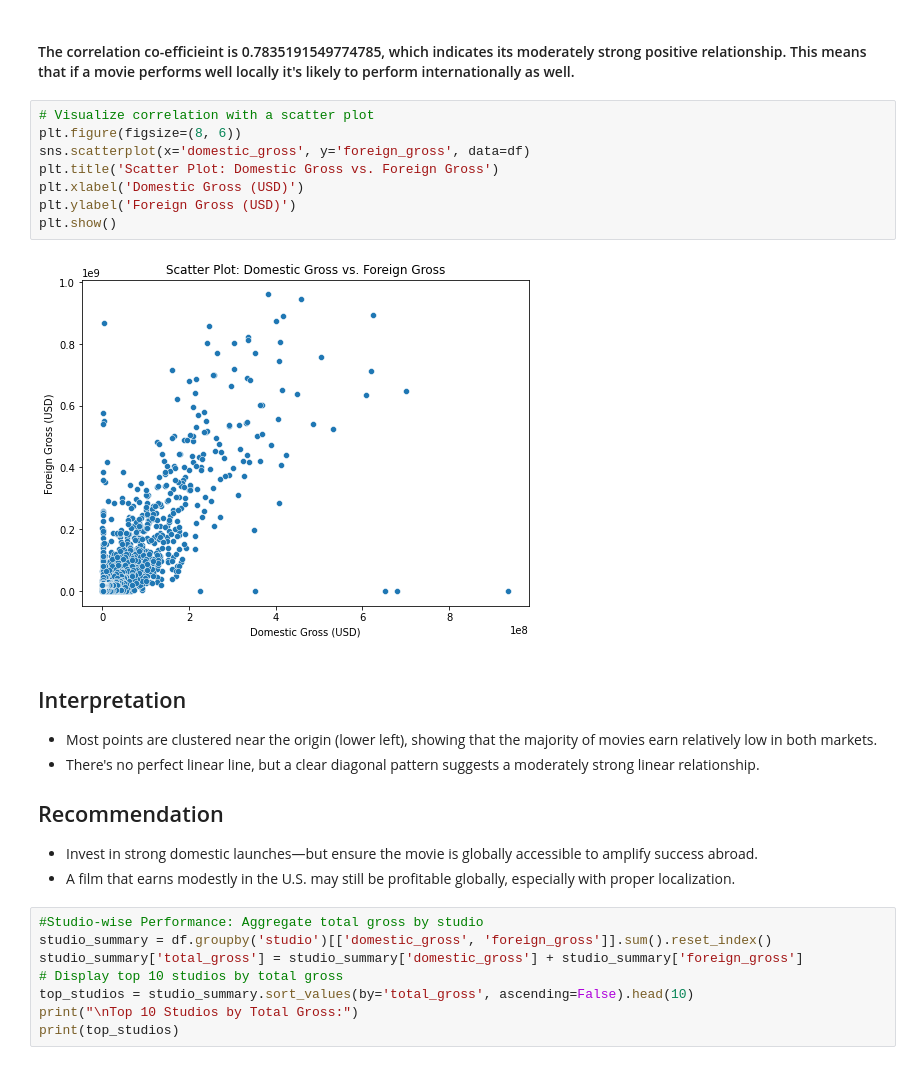
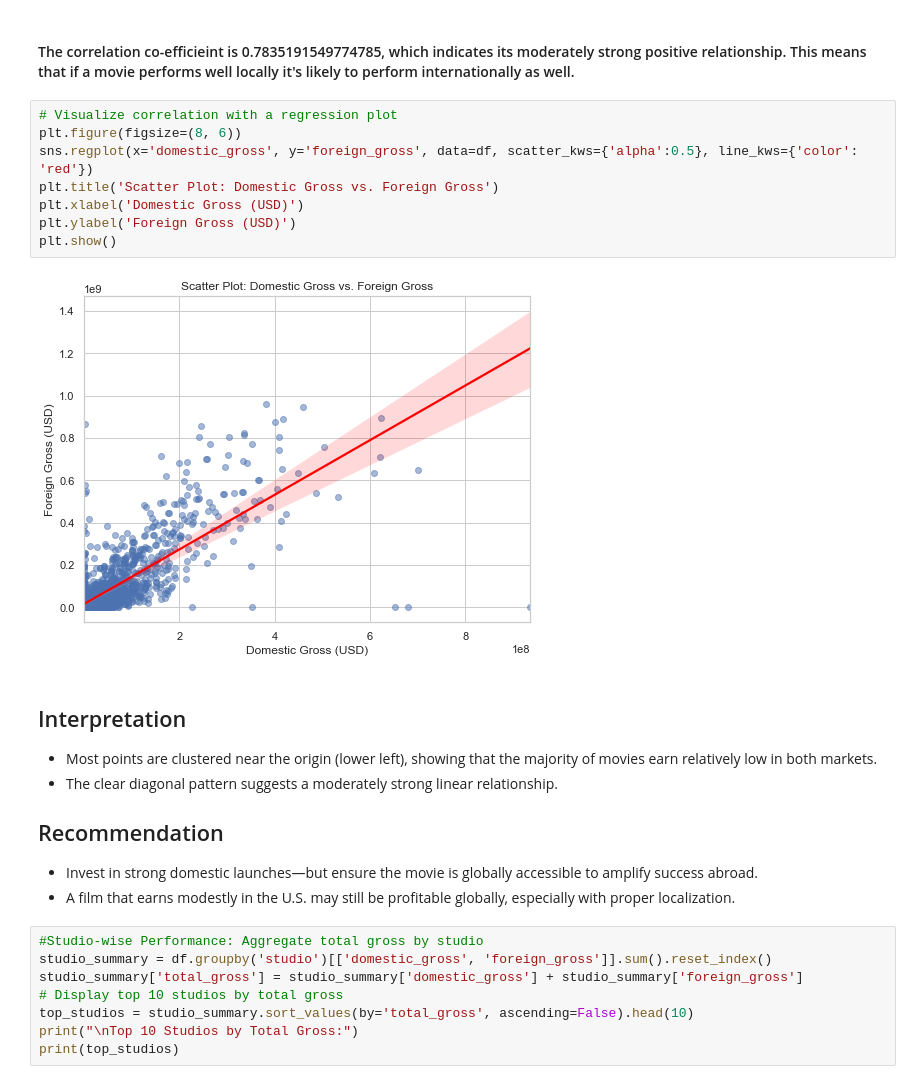
Before and after one commit to KarimzKarimz/Group4-Phase2-Project, a Jupyter notebook: index.ipynb, the cells around one changed output. Cells and saved outputs as stored; diff of their text form.

```diff
--- a/index.ipynb
+++ b/index.ipynb
@@ -2338,19 +2301,19 @@ Correlation between domestic and foreign gross: 0.7835191549774786
 # %% [markdown]
 #### The correlation co-efficieint is 0.7835191549774785, which indicates its moderately strong positive relationship. This means that if a movie performs well locally it's likely to perform internationally as well.
 # %%
-# Visualize correlation with a scatter plot
+# Visualize correlation with a regression plot
 plt.figure(figsize=(8, 6))
-sns.scatterplot(x='domestic_gross', y='foreign_gross', data=df)
+sns.regplot(x='domestic_gross', y='foreign_gross', data=df, scatter_kws={'alpha':0.5}, line_kws={'color': 'red'})
 plt.title('Scatter Plot: Domestic Gross vs. Foreign Gross')
 plt.xlabel('Domestic Gross (USD)')
 plt.ylabel('Foreign Gross (USD)')
 plt.show()
 # %% [output]
-[figure, old version]
+[figure, new version]
 # %% [markdown]
 ## Interpretation
 - Most points are clustered near the origin (lower left), showing that the majority of movies earn relatively low in both markets.
-- There's no perfect linear line, but a clear diagonal pattern suggests a moderately strong linear relationship.
+- The clear diagonal pattern suggests a moderately strong linear relationship.
 
 ## Recommendation
 - Invest in strong domestic launches—but ensure the movie is globally accessible to amplify success abroad.
```
Also changed, not shown: parts of 72 cells of this notebook.
